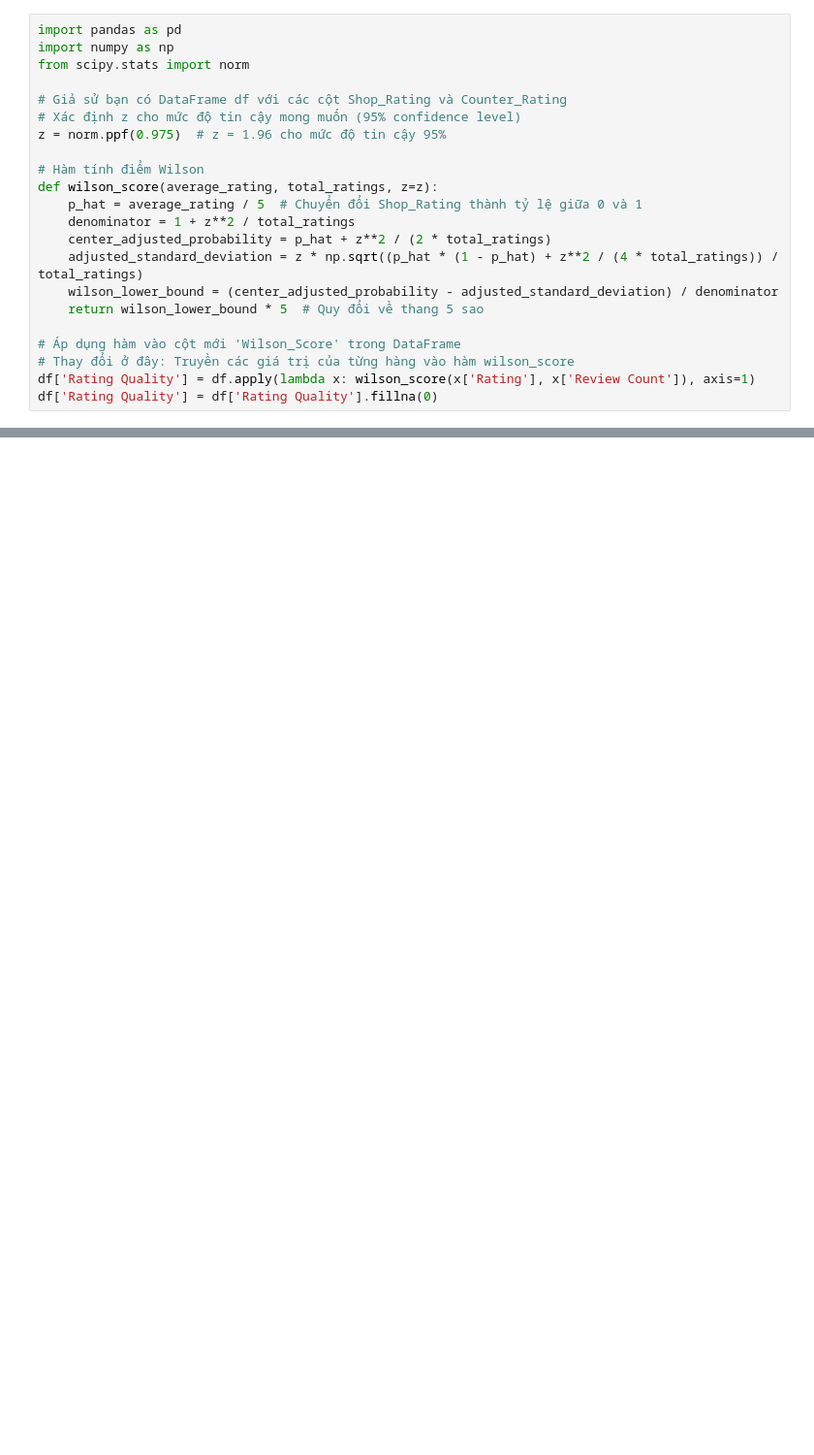
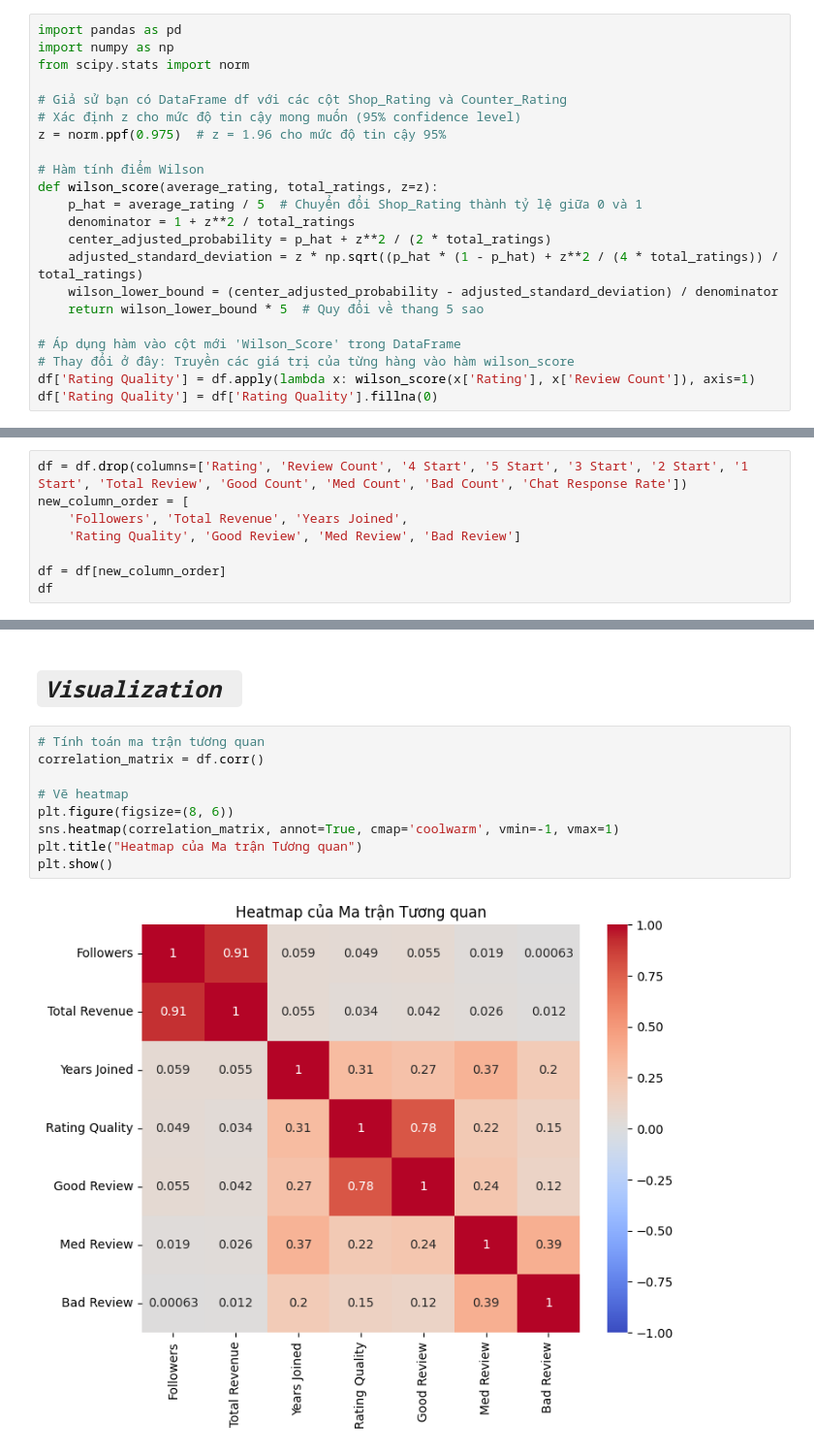
Before and after one commit to vdat-18/ECommerce-GP-Project, a Jupyter notebook: Code/Data_Preprocessing.ipynb, the cells around one changed output, grey strips where cells are left out. Shown: that part at 97% size. Drawn from its saved outputs; the diff is of its cells as text; blank space fills up the shorter version.

```diff
--- a/Code/Data_Preprocessing.ipynb
+++ b/Code/Data_Preprocessing.ipynb
@@ -99,0 +215,8 @@ dtype: float64
+# %%
+df = df.drop(columns=['Rating', 'Review Count', '4 Start', '5 Start', '3 Start', '2 Start', '1 Start', 'Total Review', 'Good Count', 'Med Count', 'Bad Count', 'Chat Response Rate'])
+new_column_order = [
+    'Followers', 'Total Revenue', 'Years Joined',
+    'Rating Quality', 'Good Review', 'Med Review', 'Bad Review']
+
+df = df[new_column_order]
+df
@@ -99,0 +237,13 @@ dtype: float64
+# %% [markdown]
+# ***`Visualization `***
+# %%
+# Tính toán ma trận tương quan
+correlation_matrix = df.corr()
+
+# Vẽ heatmap
+plt.figure(figsize=(8, 6))
+sns.heatmap(correlation_matrix, annot=True, cmap='coolwarm', vmin=-1, vmax=1)
+plt.title("Heatmap của Ma trận Tương quan")
+plt.show()
+# %% [output]
+[figure, added]
```
Also changed, not shown: parts of 27 cells of this notebook.
